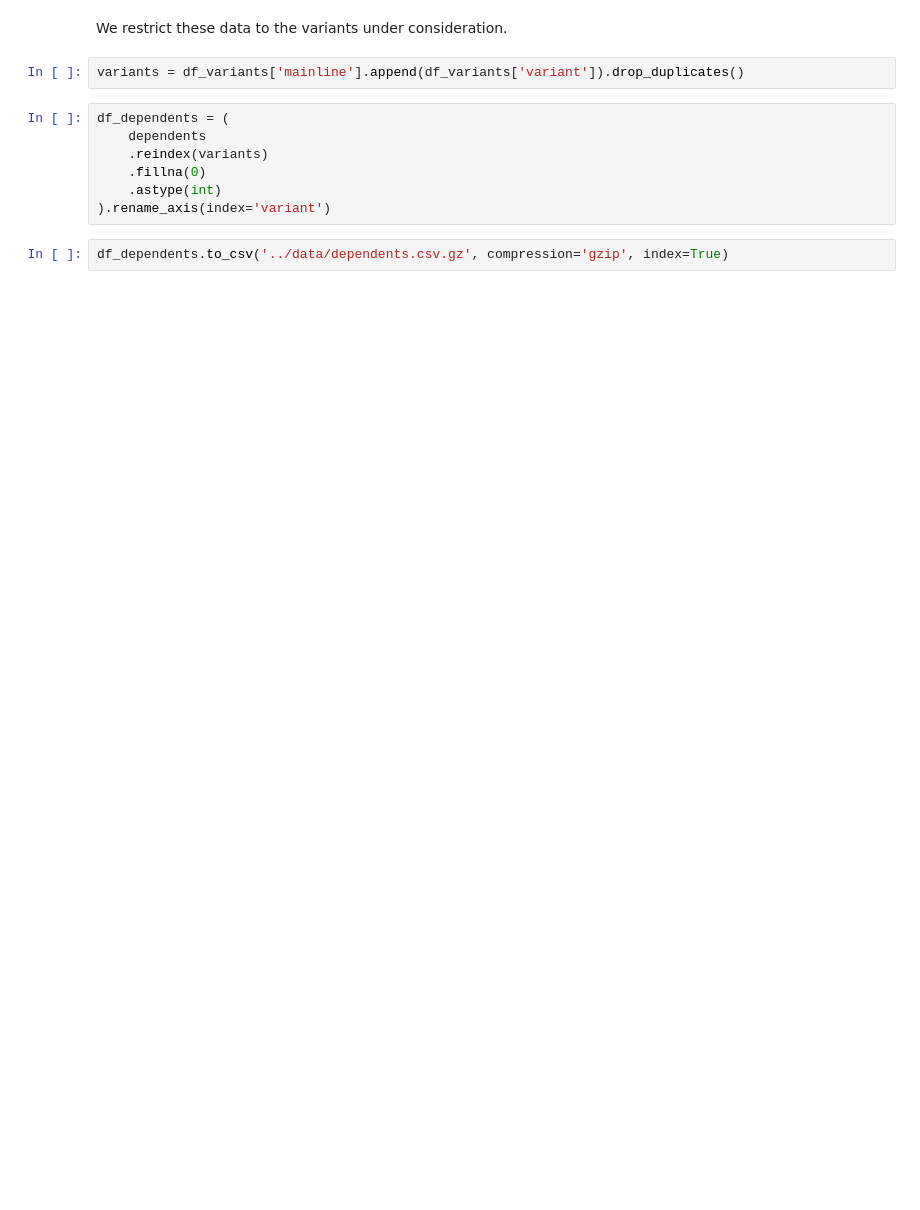
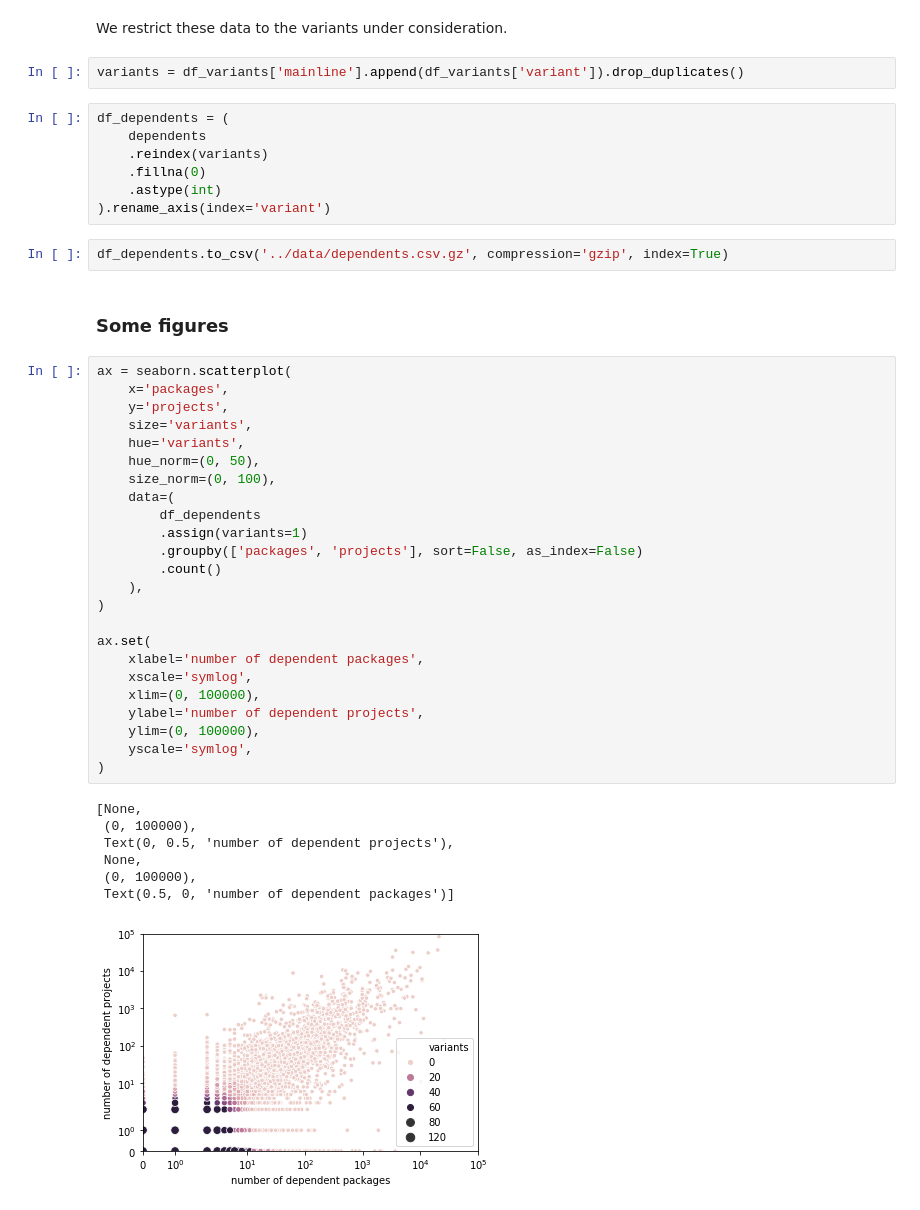
Before and after one commit to AlexandreDecan/secos-variants, a Jupyter notebook: notebooks/Prepare 4 - Package usage.ipynb, the cells around one changed output. Saved outputs shown, nothing was run; the diff lists cells and outputs as text; blank space fills up the shorter version.

Commit message:
Dependents & figures

```diff
--- a/notebooks/Prepare 4 - Package usage.ipynb
+++ b/notebooks/Prepare 4 - Package usage.ipynb
@@ -111,3 +112,37 @@ df_dependents = (
 ).rename_axis(index='variant')
 # %%
 df_dependents.to_csv('../data/dependents.csv.gz', compression='gzip', index=True)
+# %% [markdown]
+### Some figures
+# %%
+ax = seaborn.scatterplot(
+    x='packages',
+    y='projects',
+    size='variants',
+    hue='variants',
+    hue_norm=(0, 50),
+    size_norm=(0, 100),
+    data=(
+        df_dependents
+        .assign(variants=1)
+        .groupby(['packages', 'projects'], sort=False, as_index=False)
+        .count()
+    ),
+)
+
+ax.set(
+    xlabel='number of dependent packages',
+    xscale='symlog',
+    xlim=(0, 100000),
+    ylabel='number of dependent projects',
+    ylim=(0, 100000),
+    yscale='symlog',
+)
+# %% [output]
+[None,
+ (0, 100000),
+ Text(0, 0.5, 'number of dependent projects'),
+ None,
+ (0, 100000),
+ Text(0.5, 0, 'number of dependent packages')]
+[figure, added]
```
Also changed, not shown: parts of 5 cells of this notebook, 1 other file.
